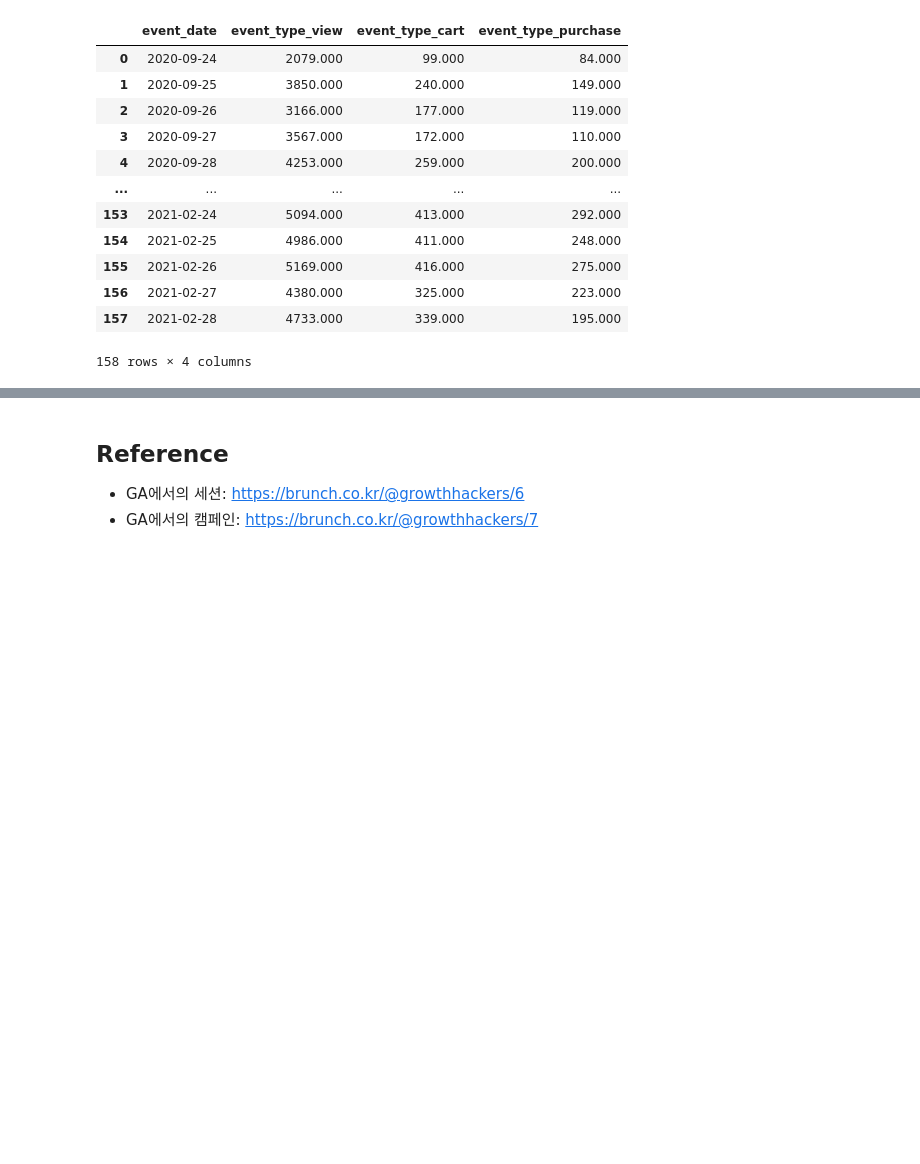
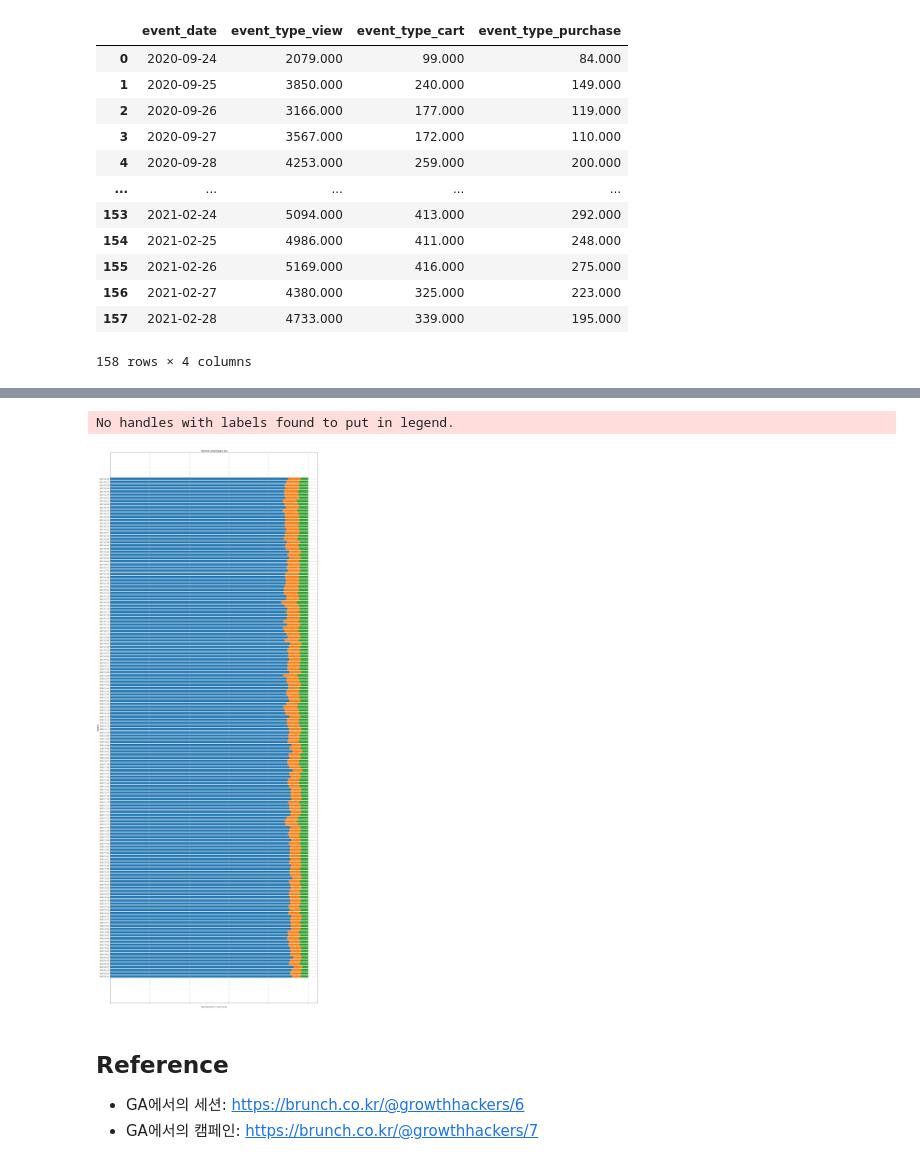
Before and after one commit to vg-rlo/TIL, a Jupyter notebook: Data Analysis/ecommerce_data_analysis.ipynb, the cells around one changed output, grey strips where cells are left out. Drawn from its saved outputs; the diff is of its cells as text; code cells hidden in the pictures; blank space fills up the shorter version.

```diff
--- a/Data Analysis/ecommerce_data_analysis.ipynb
+++ b/Data Analysis/ecommerce_data_analysis.ipynb
@@ -1497,3 +1503,6 @@ funnel_by_date
 | 156 | 2021-02-27 | 4380.000 | 325.000 | 223.000 |
 | 157 | 2021-02-28 | 4733.000 | 339.000 | 195.000 |
 158 rows × 4 columns
+# %%
+funnel_by_date['event_sum'] = funnel_by_date['event_type_view'] + funnel_by_date['event_type_cart'] + funnel_by_date['event_type_purchase']
+funnel_by_date
@@ -1499,0 +1523,6 @@ funnel_by_date
+# %%
+# 전환율 계산
+funnel_by_date['event_type_view'] = funnel_by_date['event_type_view'] / funnel_by_date['event_sum']*100
+funnel_by_date['event_type_cart'] = funnel_by_date['event_type_cart'] / funnel_by_date['event_sum']*100
+funnel_by_date['event_type_purchase'] = funnel_by_date['event_type_purchase'] / funnel_by_date['event_sum']*100
+funnel_by_date
@@ -1500,3 +1545,19 @@ funnel_by_date
+# %%
+# 시각화
+plt.figure(figsize=(20, 50))
+plt.barh(funnel_by_date['event_date'], funnel_by_date['event_type_view'])
+plt.barh(funnel_by_date['event_date'], funnel_by_date['event_type_cart'], left = funnel_by_date['event_type_view'])
+plt.barh(funnel_by_date['event_date'], funnel_by_date['event_type_purchase'], left = funnel_by_date['event_type_view']+funnel_by_date['event_type_cart'])
+plt.title("일별 퍼널 단계별 전환율의 분포")
+plt.xlabel(f"일자 {funnel_by_date['event_date'].loc[0]} ~ {funnel_by_date['event_date'].loc[len(funnel_by_date['event_date'])-1]}")
+plt.xticks(color='w')
+plt.ylabel("전환율[%]")
+plt.grid(True)
+plt.tight_layout()
+plt.show()
+# %% [output]
+No handles with labels found to put in legend.
+[figure, added]
 # %% [markdown]
 ## Reference
 * GA에서의 세션: https://brunch.co.kr/@growthhackers/6
```
Also changed, not shown: parts of 17 cells of this notebook.
